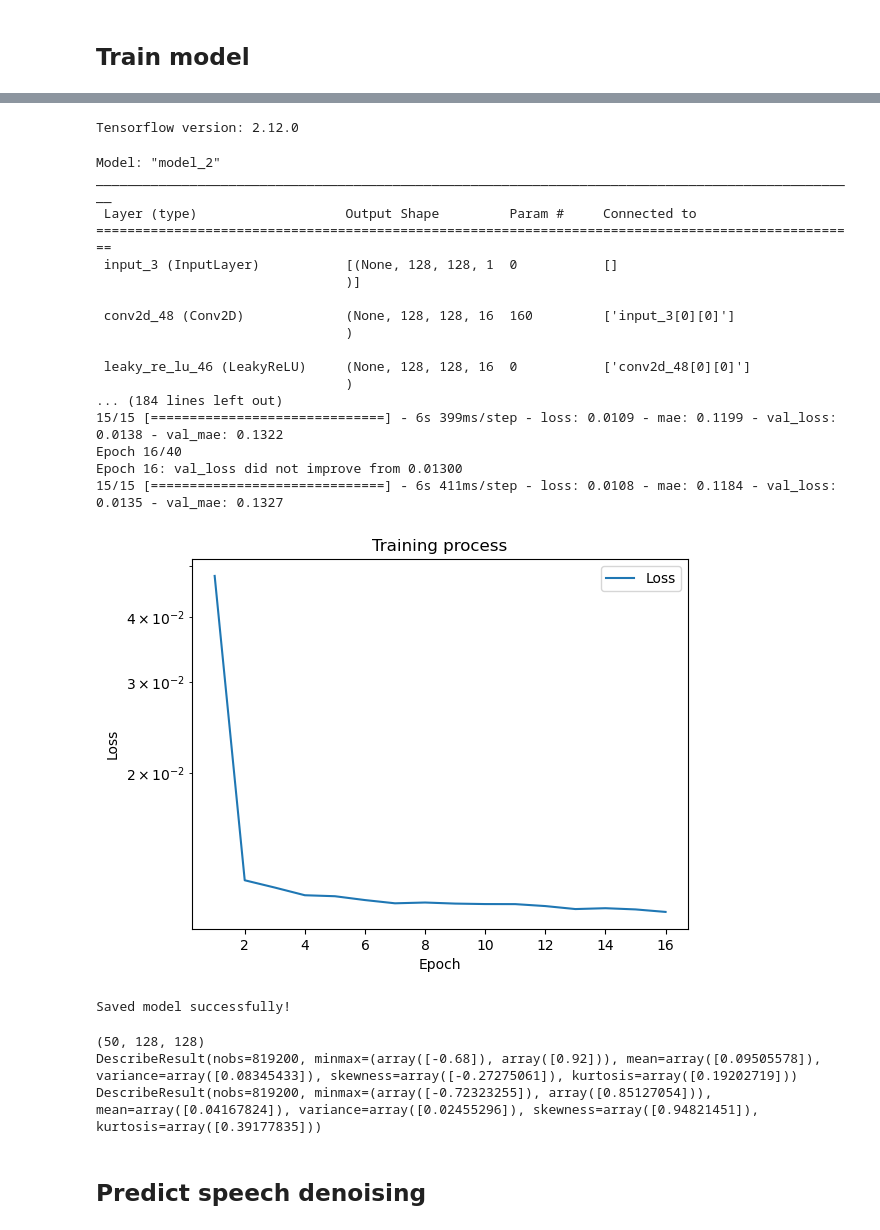
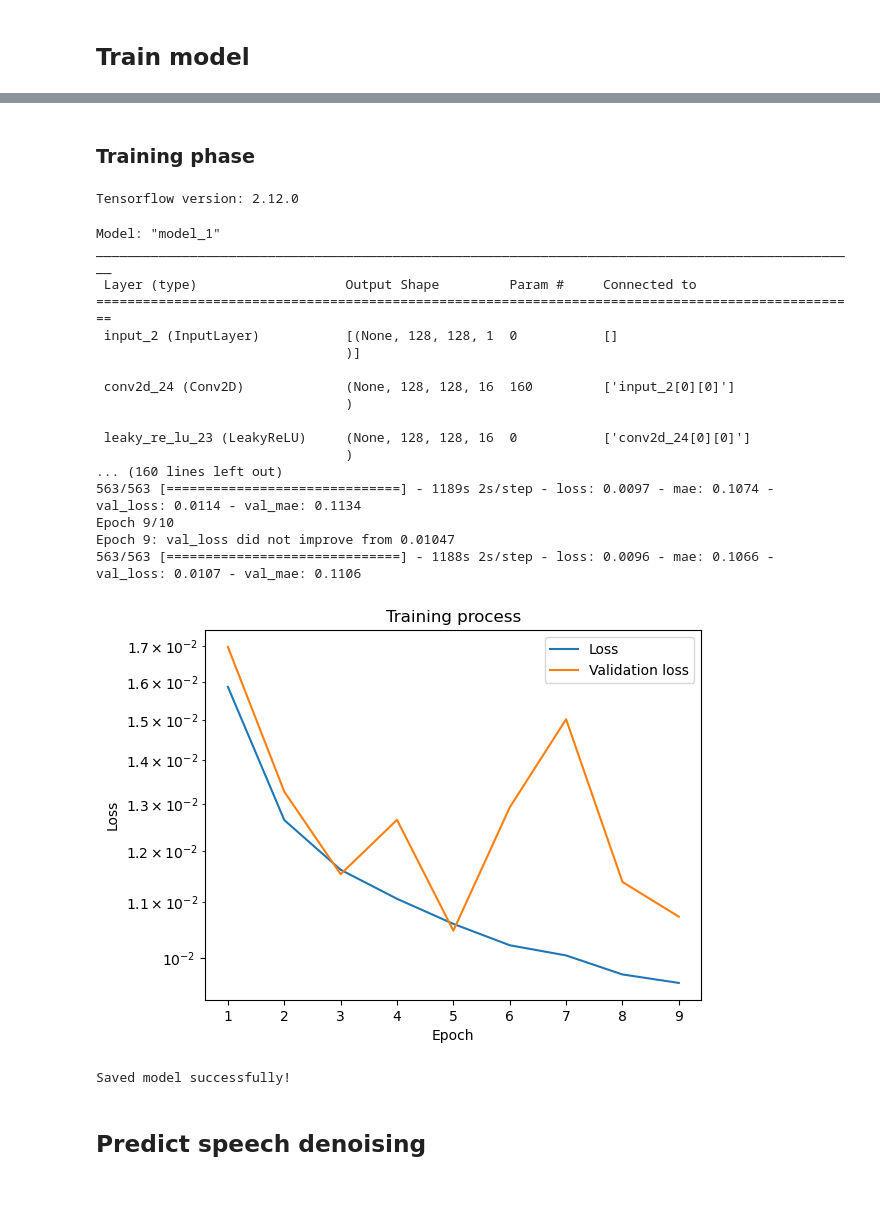
Before and after one commit to bdbao/AI-Noise-Reduction-in-Speech, a Jupyter notebook: Notebooks/Train_Predict_Visualize.ipynb, the cells around one changed output, grey strips where cells are left out. Saved outputs shown, nothing was run; the diff lists cells and outputs as text; code cells hidden in the pictures; blank space fills up the shorter version.

Commit message:
[Update] Add more dataset to training phase

```diff
--- a/Notebooks/Train_Predict_Visualize.ipynb
+++ b/Notebooks/Train_Predict_Visualize.ipynb
@@ -392,3 +405,5 @@ Define model successfully!
+# %% [markdown]
+### Training phase
 # %%
 import matplotlib.pyplot as plt
 import numpy as np
@@ -407,7 +422,7 @@ def training(path_save_spectrogram, weights_path, name_model, training_from_scra
     # load noisy voice & clean voice spectrograms created by data_creation mode
     X_in = np.load(path_save_spectrogram + 'noisy_voice_amp_db' + ".npy")
     X_ou = np.load(path_save_spectrogram + 'voice_amp_db' + ".npy")
-    #Model of noise to predict
+    # Model of noise to predict
     X_ou = X_in - X_ou
 
     #to scale between -1 and 1
@@ -426,9 +441,7 @@ def training(path_save_spectrogram, weights_path, name_model, training_from_scra
     if training_from_scratch:
 
         generator_nn=unet()
-    # If training from pre-trained weights
-    else:
-
+    else: # If training from pre-trained weights
         generator_nn=unet(pretrained_weights = weights_path + name_model + '.h5')
 
 
@@ -453,7 +466,7 @@ def training(path_save_spectrogram, weights_path, name_model, training_from_scra
     epochs = range(1, len(loss) + 1)
 
     plt.plot(epochs, loss, label='Loss')
-#     plt.plot(epochs, val_loss, label='Validation loss')
+    plt.plot(epochs, val_loss, label='Validation loss')
     plt.yscale('log')
     plt.xlabel('Epoch')
     plt.ylabel('Loss')
@@ -474,35 +487,35 @@ Tensorflow version: 2.12.0
 # %%
 # Path were to read spectrograms of noisy voice and clean voice
 path_save_spectrogram = '/kaggle/working/save_spectrogram/'
 # path to find pre-trained weights / save models
 weights_path = '/kaggle/working/weights_folder/'
 # pre trained model
 name_model = 'model_unet'
 # Training from scratch vs training from pre-trained weights
 training_from_scratch = True
 # epochs for training
-epochs = 40
+epochs = 10
 # batch size for training
-batch_size = 3
+batch_size = 16
 
 training(path_save_spectrogram, weights_path, name_model, training_from_scratch, epochs, batch_size)
 # %% [output]
-Model: "model_2"
+Model: "model_1"
 __________________________________________________________________________________________________
  Layer (type)                   Output Shape         Param #     Connected to
 ==================================================================================================
- input_3 (InputLayer)           [(None, 128, 128, 1  0           []
+ input_2 (InputLayer)           [(None, 128, 128, 1  0           []
                                 )]
 
- conv2d_48 (Conv2D)             (None, 128, 128, 16  160         ['input_3[0][0]']
+ conv2d_24 (Conv2D)             (None, 128, 128, 16  160         ['input_2[0][0]']
                                 )
 
- leaky_re_lu_46 (LeakyReLU)     (None, 128, 128, 16  0           ['conv2d_48[0][0]']
+ leaky_re_lu_23 (LeakyReLU)     (None, 128, 128, 16  0           ['conv2d_24[0][0]']
                                 )
-... (184 lines left out)
-15/15 [==============================] - 6s 399ms/step - loss: 0.0109 - mae: 0.1199 - val_loss: 0.0138 - val_mae: 0.1322
-Epoch 16/40
-Epoch 16: val_loss did not improve from 0.01300
-15/15 [==============================] - 6s 411ms/step - loss: 0.0108 - mae: 0.1184 - val_loss: 0.0135 - val_mae: 0.1327
+... (160 lines left out)
+563/563 [==============================] - 1189s 2s/step - loss: 0.0097 - mae: 0.1074 - val_loss: 0.0114 - val_mae: 0.1134
+Epoch 9/10
+Epoch 9: val_loss did not improve from 0.01047
+563/563 [==============================] - 1188s 2s/step - loss: 0.0096 - mae: 0.1066 - val_loss: 0.0107 - val_mae: 0.1106
-[figure, old version]
+[figure, new version]
 Saved model successfully!
@@ -514,16 +522,3 @@ X_ou = X_in - X_ou
-# %%
-#to scale between -1 and 1
-X_in = (X_in + 46)/50
-X_ou = (X_ou -6 )/82
-
-print(X_in.shape)
-#Check new distribution
-print(stats.describe(X_in.reshape(-1,1)))
-print(stats.describe(X_ou.reshape(-1,1)))
-# %% [output]
-(50, 128, 128)
-DescribeResult(nobs=819200, minmax=(array([-0.68]), array([0.92])), mean=array([0.09505578]), variance=array([0.08345433]), skewness=array([-0.27275061]), kurtosis=array([0.19202719]))
-DescribeResult(nobs=819200, minmax=(array([-0.72323255]), array([0.85127054])), mean=array([0.04167824]), variance=array([0.02455296]), skewness=array([0.94821451]), kurtosis=array([0.39177835]))
 # %% [markdown]
 ## Predict speech denoising
 # %%
```
Also changed, not shown: parts of 12 cells of this notebook.
